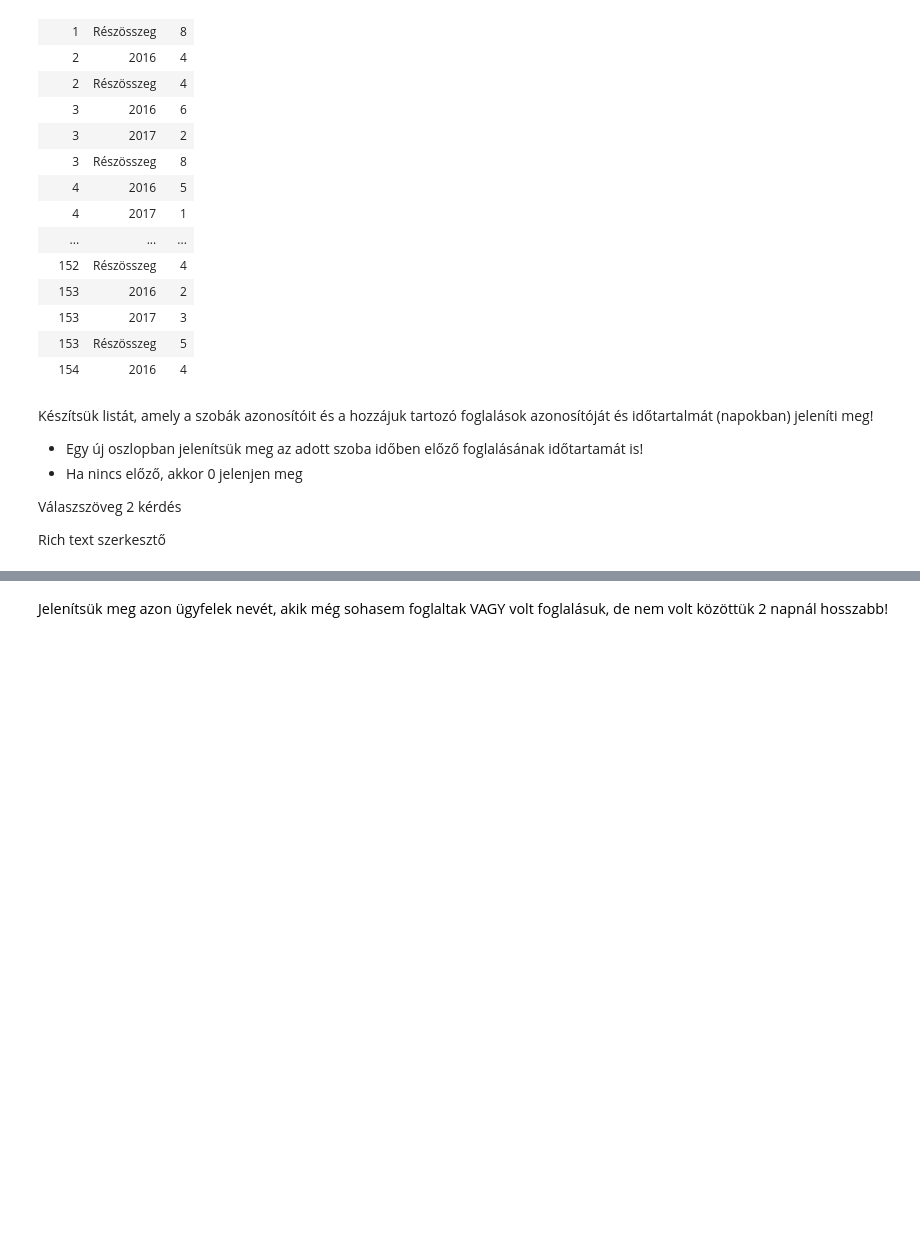
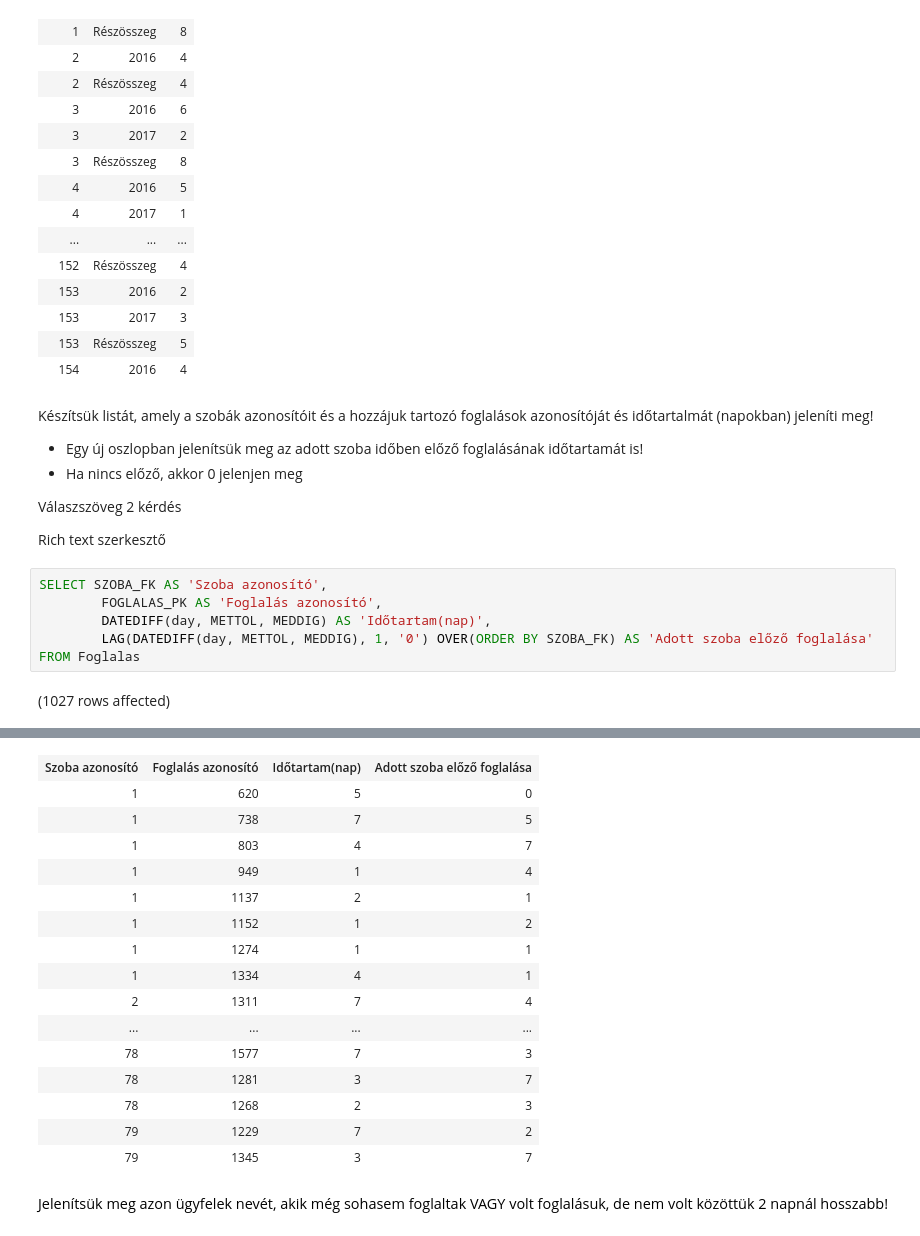
Before and after one commit to vrekaa121/adatbazis, a Jupyter notebook: zh2.ipynb, the cells around one changed output, grey strips where cells are left out. Drawn from its saved outputs; the diff is of its cells as text; blank space fills up the shorter version.

```diff
--- a/zh2.ipynb
+++ b/zh2.ipynb
@@ -45,3 +45,11 @@ Készítsük listát, amely a szobák azonosítóit és a hozzájuk tartozó fog
 Válaszszöveg 2 kérdés
 
 Rich text szerkesztő
+# %%
+SELECT SZOBA_FK AS 'Szoba azonosító',
+        FOGLALAS_PK AS 'Foglalás azonosító',
+        DATEDIFF(day, METTOL, MEDDIG) AS 'Időtartam(nap)',
+        LAG(DATEDIFF(day, METTOL, MEDDIG), 1, '0') OVER(ORDER BY SZOBA_FK) AS 'Adott szoba előző foglalása'
+FROM Foglalas
+# %% [output]
+(1027 rows affected)
@@ -48,2 +57,18 @@ Rich text szerkesztő
+| Szoba azonosító | Foglalás azonosító | Időtartam(nap) | Adott szoba előző foglalása |
+| 1 | 620 | 5 | 0 |
+| 1 | 738 | 7 | 5 |
+| 1 | 803 | 4 | 7 |
+| 1 | 949 | 1 | 4 |
+| 1 | 1137 | 2 | 1 |
+| 1 | 1152 | 1 | 2 |
+| 1 | 1274 | 1 | 1 |
+| 1 | 1334 | 4 | 1 |
+| 2 | 1311 | 7 | 4 |
+| ... | ... | ... | ... |
+| 78 | 1577 | 7 | 3 |
+| 78 | 1281 | 3 | 7 |
+| 78 | 1268 | 2 | 3 |
+| 79 | 1229 | 7 | 2 |
+| 79 | 1345 | 3 | 7 |
 # %% [markdown]
 <span style="color: rgb(0, 0, 0); font-family: &quot;Open Sans&quot;, sans-serif; font-size: 14.44px; background-color: rgb(255, 255, 255);">Jelenítsük meg azon ügyfelek nevét, akik még sohasem foglaltak VAGY volt foglalásuk, de nem volt közöttük 2 napnál hosszabb!</span>
```
Also changed, not shown: parts of 1 cell of this notebook.
